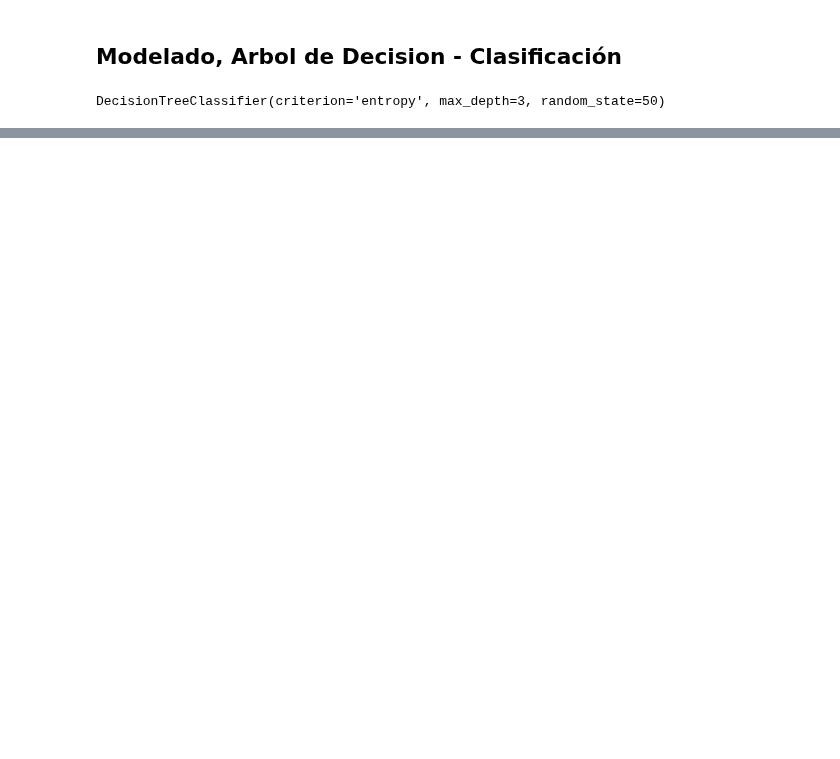
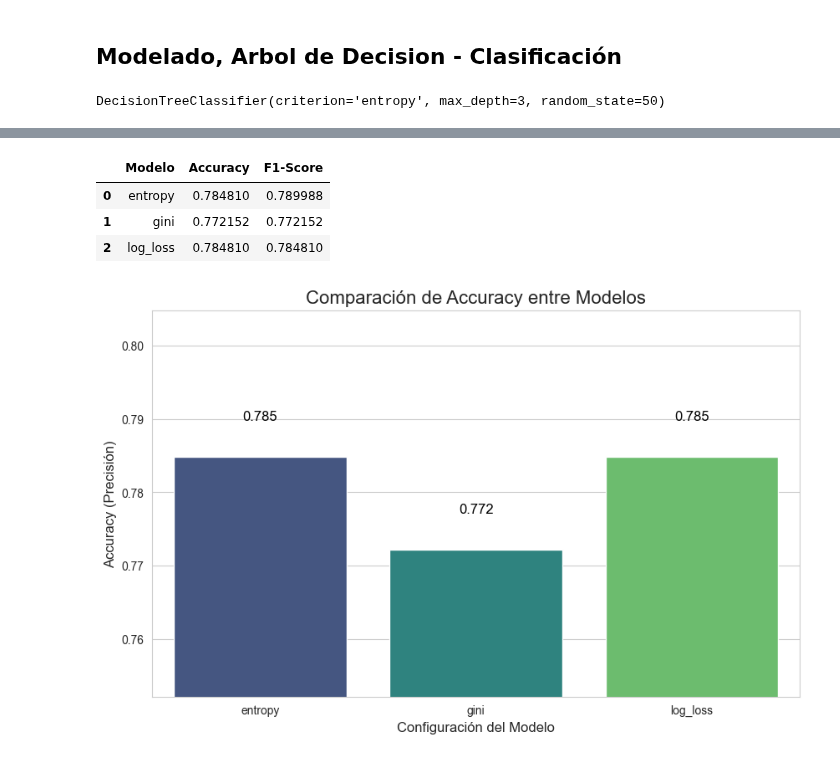
Before and after one commit to 4GeeksAcademy/sarayruiz---Machine-Learning, a Jupyter notebook: src/04-decision-tree-diabetes.ipynb, the cells around one changed output, grey strips where cells are left out. Cells and saved outputs as stored; diff of their text form; code cells hidden in the pictures; blank space fills up the shorter version.

```diff
--- a/src/04-decision-tree-diabetes.ipynb
+++ b/src/04-decision-tree-diabetes.ipynb
@@ -161,0 +316,38 @@ He conseguido un modelo con un 74% de acierto.
+# %%
+data = {'Modelo': ['entropy', 'gini', 'log_loss'],
+        'Accuracy': [0.78481, 0.772152, 0.784810],
+        'F1-Score': [0.789988, 0.772152, 0.784810]}
+
+# Crear el DataFrame de resultados
+df_resultados = pd.DataFrame(data)
+df_resultados
+# %% [output]
+|  | Modelo | Accuracy | F1-Score |
+| 0 | entropy | 0.784810 | 0.789988 |
+| 1 | gini | 0.772152 | 0.772152 |
+| 2 | log_loss | 0.784810 | 0.784810 |
+# %%
+# Gráfico de barras
+
+sns.set_style("whitegrid")
+plt.figure(figsize=(10, 6))
+
+# 2. Crear el gráfico de barras (comparando Accuracy)
+
+sns.barplot(x='Modelo', y='Accuracy', data=df_resultados, palette='viridis')
+
+# 3. Añadir el valor exacto de la métrica sobre cada barra (anotación)
+for index, row in df_resultados.iterrows():
+    plt.text(row.name, row.Accuracy + 0.005,
+             f'{row.Accuracy:.3f}',
+             color='black', ha="center", fontsize=12)
+
+# 4. Configurar etiquetas y título
+plt.title('Comparación de Accuracy entre Modelos', fontsize=16)
+plt.xlabel('Configuración del Modelo', fontsize=12)
+plt.ylabel('Accuracy (Precisión)', fontsize=12)
+plt.ylim(df_resultados['Accuracy'].min() - 0.02, df_resultados['Accuracy'].max() + 0.02) # Ajustar el eje Y
+
+plt.show()
+# %% [output]
+[figure, added]
```
Also changed, not shown: parts of 25 cells of this notebook, 4 other files.
